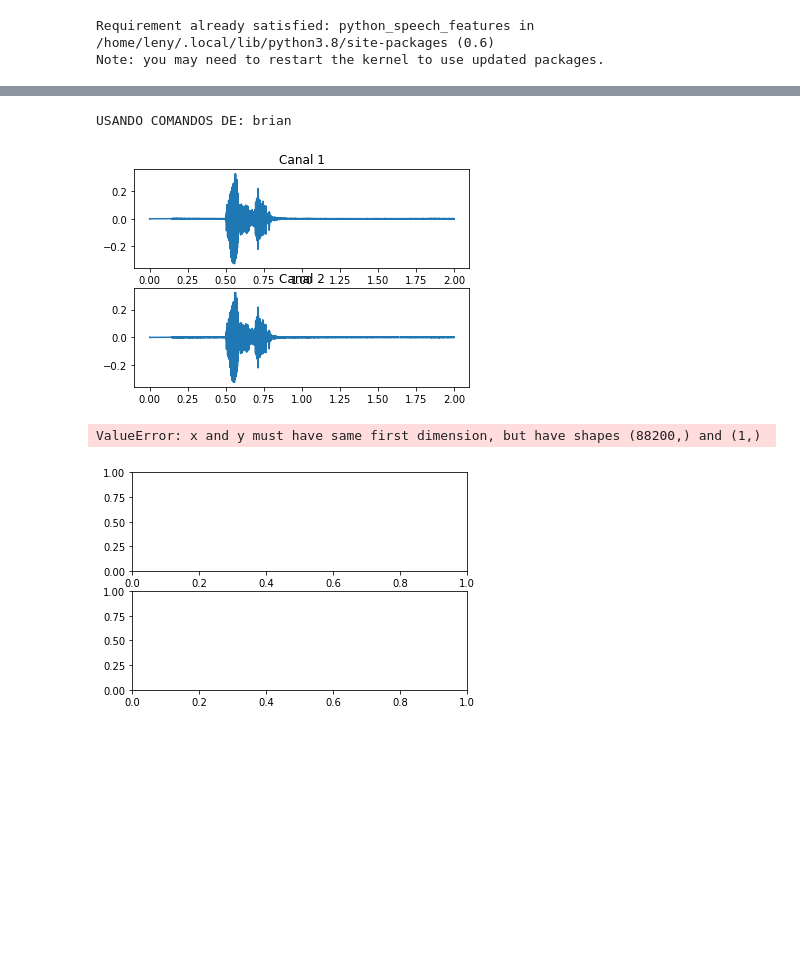
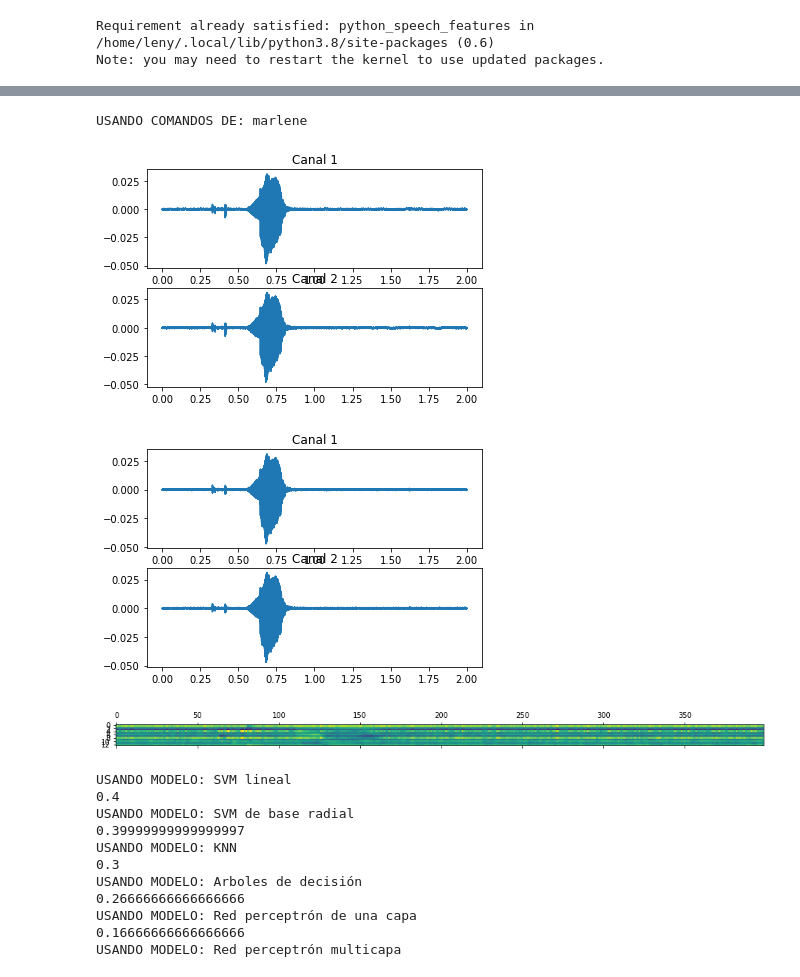
Before and after one commit to Los-Furros/modelos_reconocimiento_voz, a Jupyter notebook: proyecto.ipynb, the cells around one changed output, grey strips where cells are left out. Cells and saved outputs as stored; diff of their text form; code cells hidden in the pictures; blank space fills up the shorter version.

```diff
--- a/proyecto.ipynb
+++ b/proyecto.ipynb
@@ -226,7 +243,6 @@ def process_voice_commands(file_name):
         ff1 = signal.filtfilt(filt[0], filt[1], tr[2][:,0], method='gust')
         ff2 = signal.filtfilt(filt[0], filt[1], tr[2][:,1], method='gust')
         filtered.append(np.column_stack((ff1, ff2)))
-        filtered.append(np.column_stack((ff1)))
     figure, axis = plt.subplots(2, 1)
     axis[0].plot(x, filtered[t][:,0])
     axis[0].set_title("Canal 1")
@@ -303,19 +319,30 @@ modelos = {
     "Red perceptrón multicapa": MLPClassifier(hidden_layer_sizes=(5, 1), random_state=1, max_iter=10000),
 }
 # %%
-names = ["brian", "jorge", "marlene"]
+names = ["marlene", "jorge", "brian"]
 
 for name in names:
     print(f"USANDO COMANDOS DE: {name}")
     file_name = name + "_com.obj"
     x, y = process_voice_commands(file_name)
 
     for modelo in modelos:
         print(f"USANDO MODELO: {modelo}")
         model_to_test = modelos[modelo]
         print(get_model_accuracy_kfold(model_to_test, 5, x, y))
 # %% [output]
-USANDO COMANDOS DE: brian
+USANDO COMANDOS DE: marlene
-[figure, old version]
+[figure, new version]
+[figure, new version]
+[figure, added]
-ValueError: x and y must have same first dimension, but have shapes (88200,) and (1,)
+USANDO MODELO: SVM lineal
+0.4
+USANDO MODELO: SVM de base radial
+0.39999999999999997
+USANDO MODELO: KNN
+0.3
+USANDO MODELO: Arboles de decisión
+0.26666666666666666
+USANDO MODELO: Red perceptrón de una capa
+0.16666666666666666
+USANDO MODELO: Red perceptrón multicapa
-[figure, old version]
```
Also changed, not shown: parts of 3 cells of this notebook.
